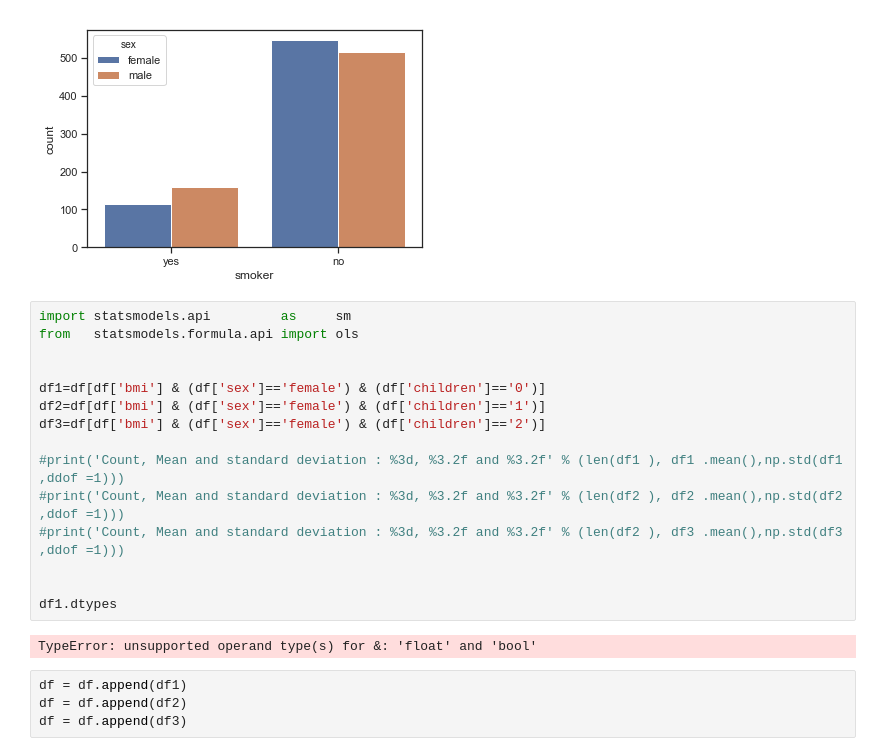
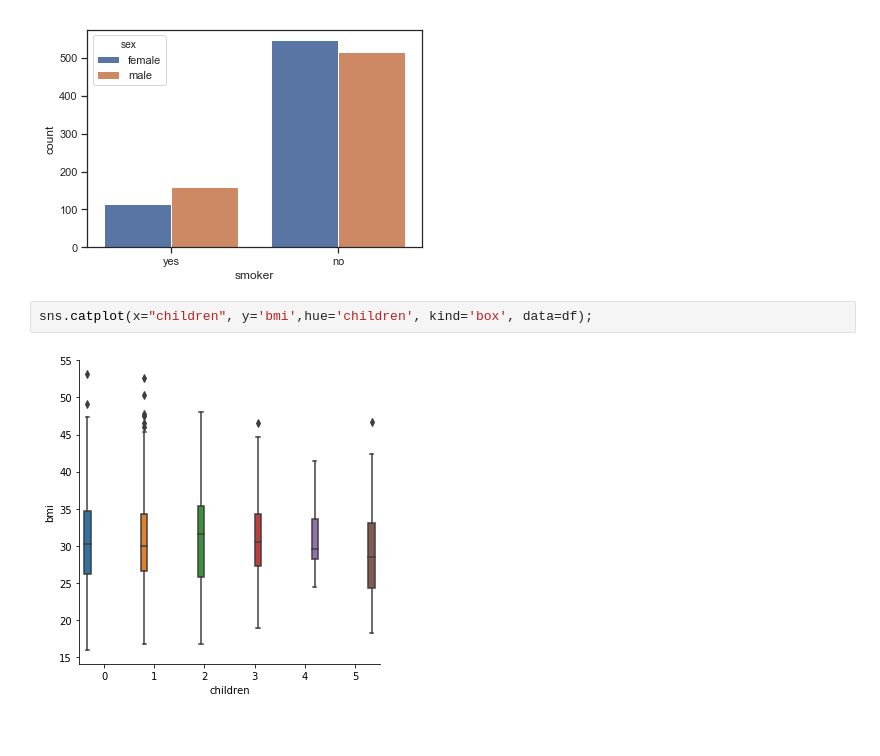
Before and after one commit to GreatLearningAIML1/pune-july19-batch-lalitay993, a Jupyter notebook: Statistics Project.ipynb, the cells around one changed output. Saved outputs shown, nothing was run; the diff lists cells and outputs as text; blank space fills up the shorter version.

```diff
--- a/Statistics Project.ipynb
+++ b/Statistics Project.ipynb
@@ -234,24 +234,7 @@ Contingency :  [[526.43348281 135.56651719]
 sns.countplot(x="smoker",hue="sex", data=df);
 # %% [output]
 [figure]
-# %%
-import statsmodels.api         as     sm
-from   statsmodels.formula.api import ols
-
-
-df1=df[df['bmi'] & (df['sex']=='female') & (df['children']=='0')]
-df2=df[df['bmi'] & (df['sex']=='female') & (df['children']=='1')]
-df3=df[df['bmi'] & (df['sex']=='female') & (df['children']=='2')]
-
-#print('Count, Mean and standard deviation : %3d, %3.2f and %3.2f' % (len(df1 ), df1 .mean(),np.std(df1 ,ddof =1)))
-#print('Count, Mean and standard deviation : %3d, %3.2f and %3.2f' % (len(df2 ), df2 .mean(),np.std(df2 ,ddof =1)))
-#print('Count, Mean and standard deviation : %3d, %3.2f and %3.2f' % (len(df2 ), df3 .mean(),np.std(df3 ,ddof =1)))
-
-
-df1.dtypes
-# %% [output]
-TypeError: unsupported operand type(s) for &: 'float' and 'bool'
-# %%
-df = df.append(df1)
-df = df.append(df2)
-df = df.append(df3)
+# %%
+sns.catplot(x="children", y='bmi',hue='children', kind='box', data=df);
+# %% [output]
+[figure, added]
```
